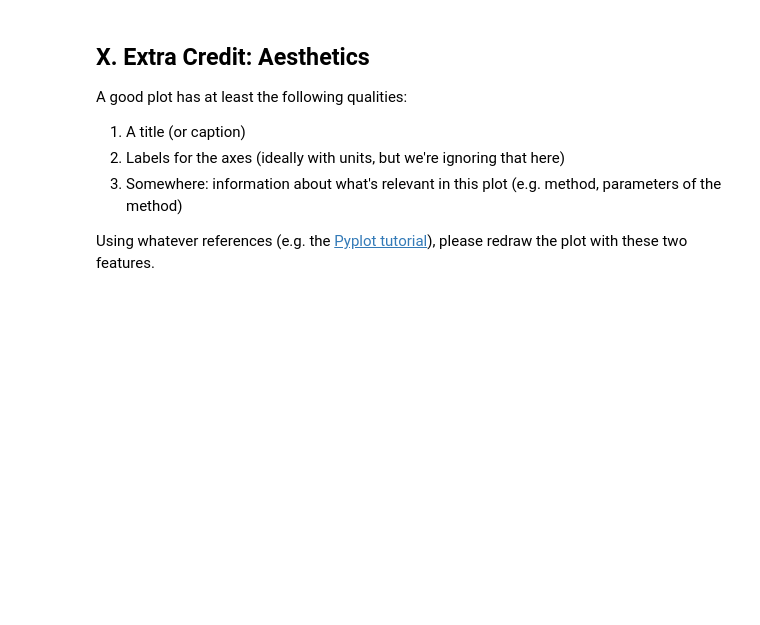
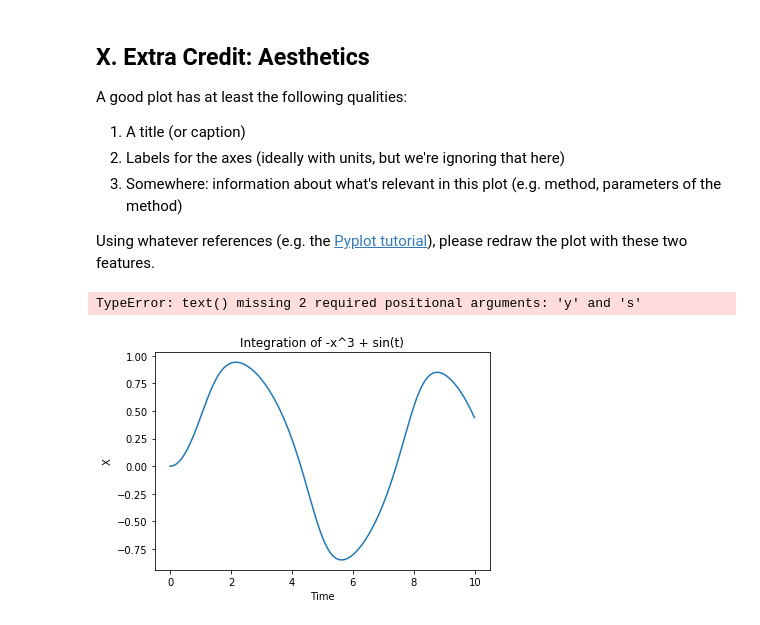
Before and after one commit to Physics177-2018/homework-4a-Van-Quiambao, a Jupyter notebook: Homework 4a.ipynb, the cells around one changed output. Drawn from its saved outputs; the diff is of its cells as text; code cells hidden in the pictures; blank space fills up the shorter version.

```diff
--- a/Homework 4a.ipynb
+++ b/Homework 4a.ipynb
@@ -36,24 +36,28 @@ We will use some of the following tools:
 # %%
 from math import sin
 from numpy import arange
+import numpy as np
 
 
 def f(x,t):
-    return # FILL THIS IN
+    return -x**3 + sin(t)# FILL THIS IN
 
-t0 = # FILL THIS IN
-t1 = # FILL THIS IN
-N = # FILL THIS IN
-dt = # FILL THIS IN
+t0 = 0 # FILL THIS IN
+t1 = 10 # FILL THIS IN
+N = 1000# FILL THIS IN
+dt = (t1 - t0)/N# FILL THIS IN
 
 # Initial value x(t0)
-x = # FILL THIS IN
+x0 = 0
+x = x0 # FILL THIS IN
 
-tpoints = # FILL THIS IN using arange
-xpoints = # FILL THIS IN initialize array
+tpoints = arange(t0, t1, dt)# FILL THIS IN using arange
+xpoints = []# FILL THIS IN initialize array
 
 for t in tpoints:
     # FILL THIS IN
+    xpoints.append(x)
+    x += dt * f(x,t)
 # %%
 # RUN THIS (to check)
 for i in [1,2,3,4,5]:
@@ -77,8 +89,14 @@ Using whatever references (e.g. the [Pyplot tutorial](https://matplotlib.org/use
 # %%
 %matplotlib inline
 import matplotlib.pyplot as plt
 plt.plot(tpoints, xpoints)
 
 # FILL THIS IN
-
+plt.title("Integration of -x^3 + sin(t)")
+plt.xlabel("Time")
+plt.ylabel("X")
+plt.figtext("The integration method used is Euler's method")
 plt.show()
+# %% [output]
+TypeError: text() missing 2 required positional arguments: 'y' and 's'
+[figure, added]
```
Also changed, not shown: parts of 3 cells of this notebook.
